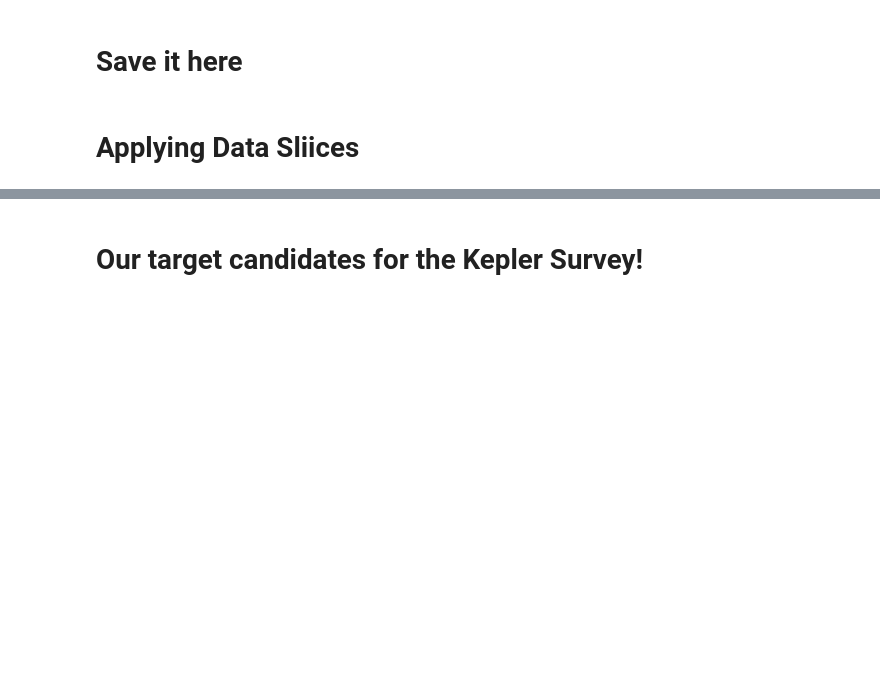
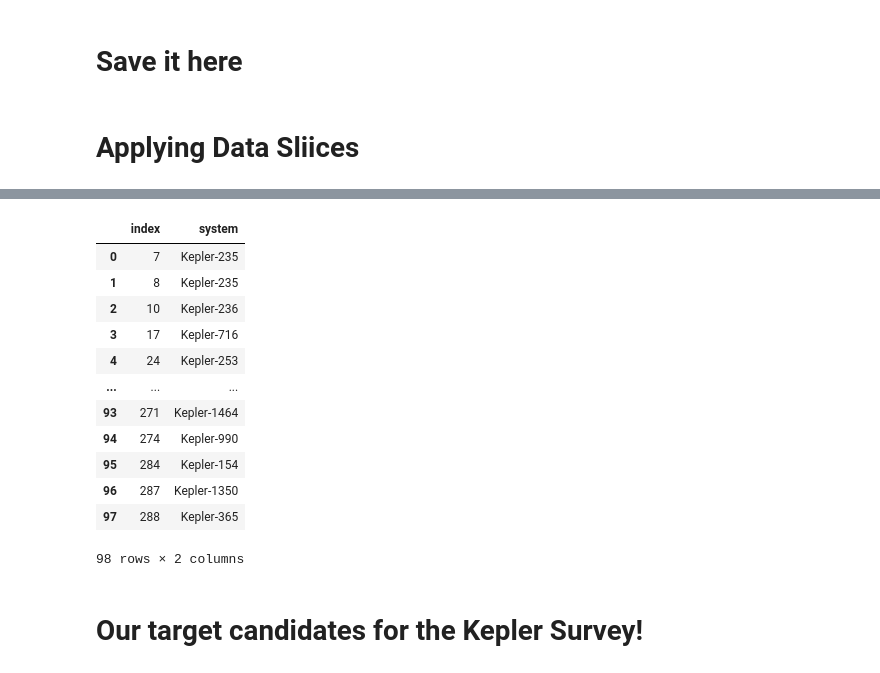
Before and after one commit to allypayne/radius-valley-ally, a Jupyter notebook: KeplerSurveyDataReductions.ipynb, the cells around one changed output, grey strips where cells are left out. Cells and saved outputs as stored; diff of their text form; code cells hidden in the pictures; blank space fills up the shorter version.

```diff
--- a/KeplerSurveyDataReductions.ipynb
+++ b/KeplerSurveyDataReductions.ipynb
@@ -275,3 +297,20 @@ true_kep
+# %%
+new= sliced_multi['system'].reset_index()
+sc
+# %% [output]
+|  | index | system |
+| 0 | 7 | Kepler-235 |
+| 1 | 8 | Kepler-235 |
+| 2 | 10 | Kepler-236 |
+| 3 | 17 | Kepler-716 |
+| 4 | 24 | Kepler-253 |
+| ... | ... | ... |
+| 93 | 271 | Kepler-1464 |
+| 94 | 274 | Kepler-990 |
+| 95 | 284 | Kepler-154 |
+| 96 | 287 | Kepler-1350 |
+| 97 | 288 | Kepler-365 |
+98 rows × 2 columns
 # %% [markdown]
 # Our target candidates for the Kepler Survey!
 # %% [markdown]
```
Also changed, not shown: parts of 6 cells of this notebook.
